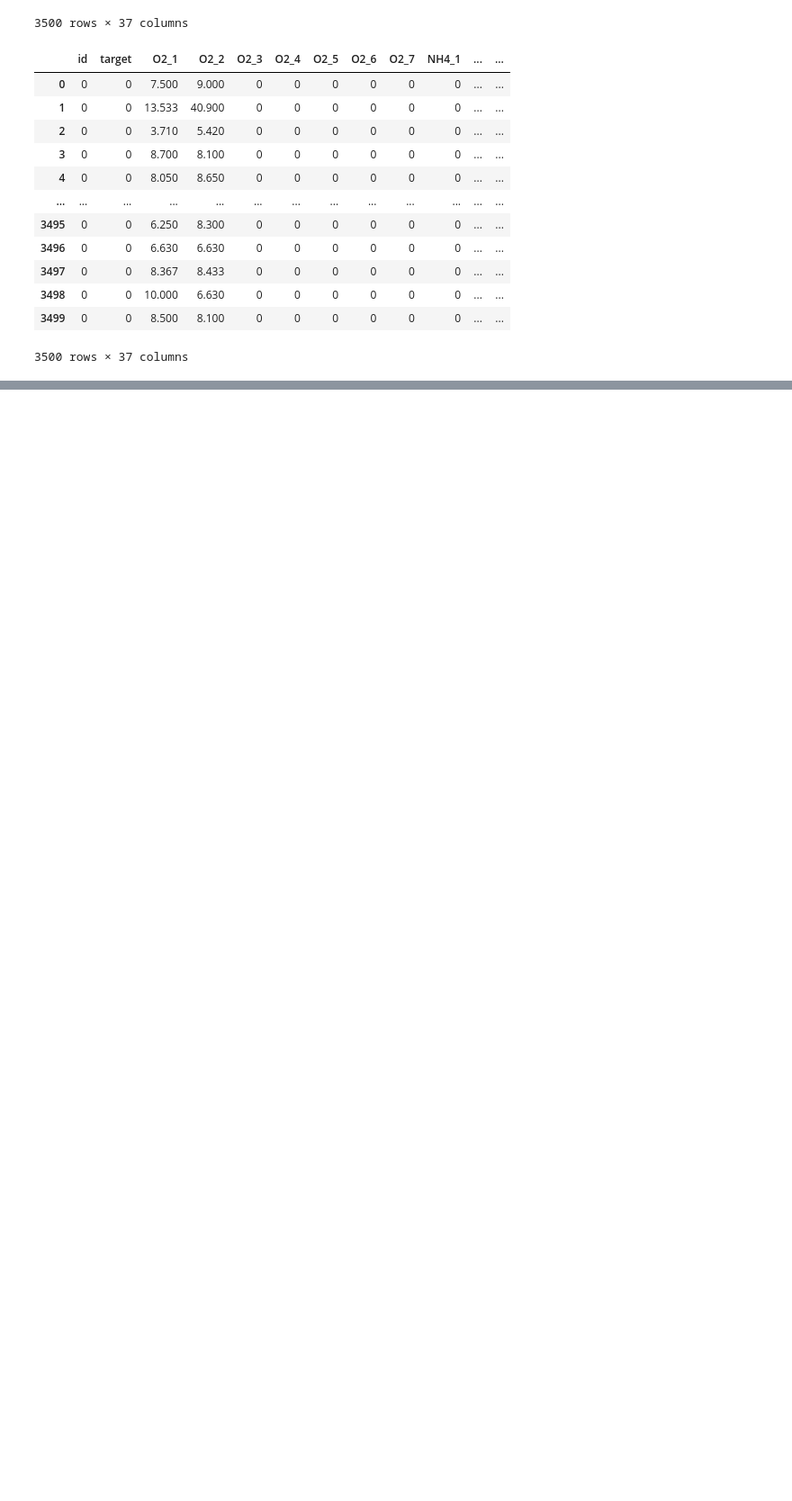
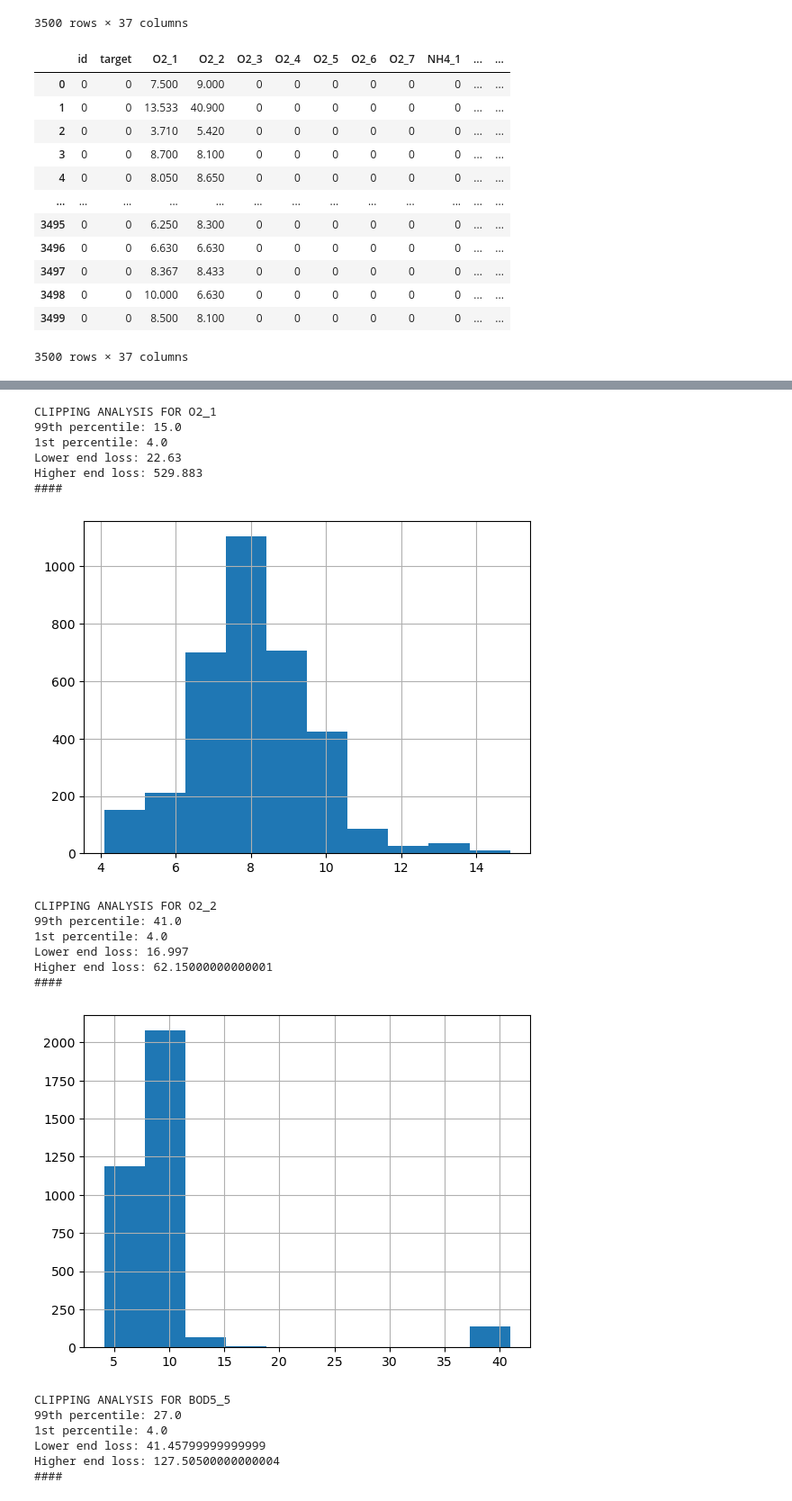
Before and after one commit to ameram/dissolved_o2_augmentation, a Jupyter notebook: playground_3-21.ipynb, the cells around one changed output, grey strips where cells are left out. Shown at 90% size. Cells and saved outputs as stored; diff of their text form; code cells hidden in the pictures; blank space fills up the shorter version.

```diff
--- a/playground_3-21.ipynb
+++ b/playground_3-21.ipynb
@@ -841,0 +799,25 @@ df_ex.to_csv('sub4-clip.csv', index=False)
+# %%
+for i in x_pass.columns:
+    clip_analysis(x_pass[i])
+    plt.show()
+# %% [output]
+CLIPPING ANALYSIS FOR O2_1
+99th percentile: 15.0
+1st percentile: 4.0
+Lower end loss: 22.63
+Higher end loss: 529.883
+####
+[figure, added]
+CLIPPING ANALYSIS FOR O2_2
+99th percentile: 41.0
+1st percentile: 4.0
+Lower end loss: 16.997
+Higher end loss: 62.15000000000001
+####
+[figure, added]
+CLIPPING ANALYSIS FOR BOD5_5
+99th percentile: 27.0
+1st percentile: 4.0
+Lower end loss: 41.45799999999999
+Higher end loss: 127.50500000000004
+####
```
Also changed, not shown: parts of 61 cells of this notebook.
